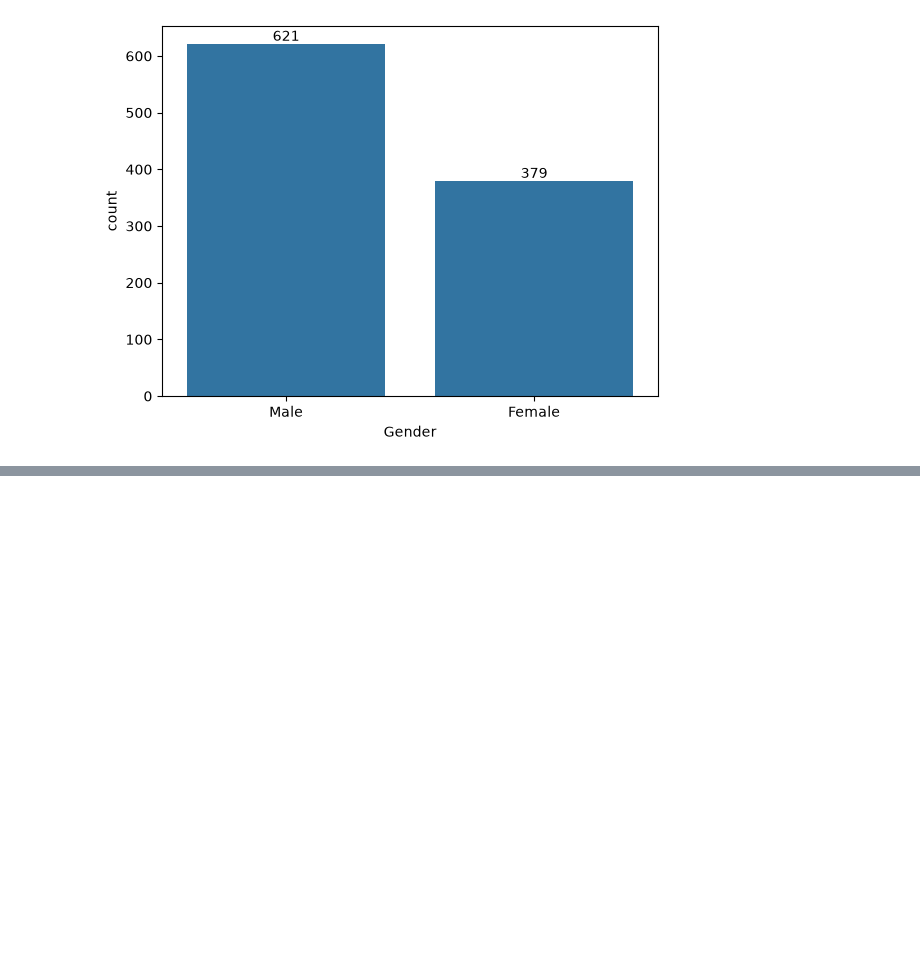
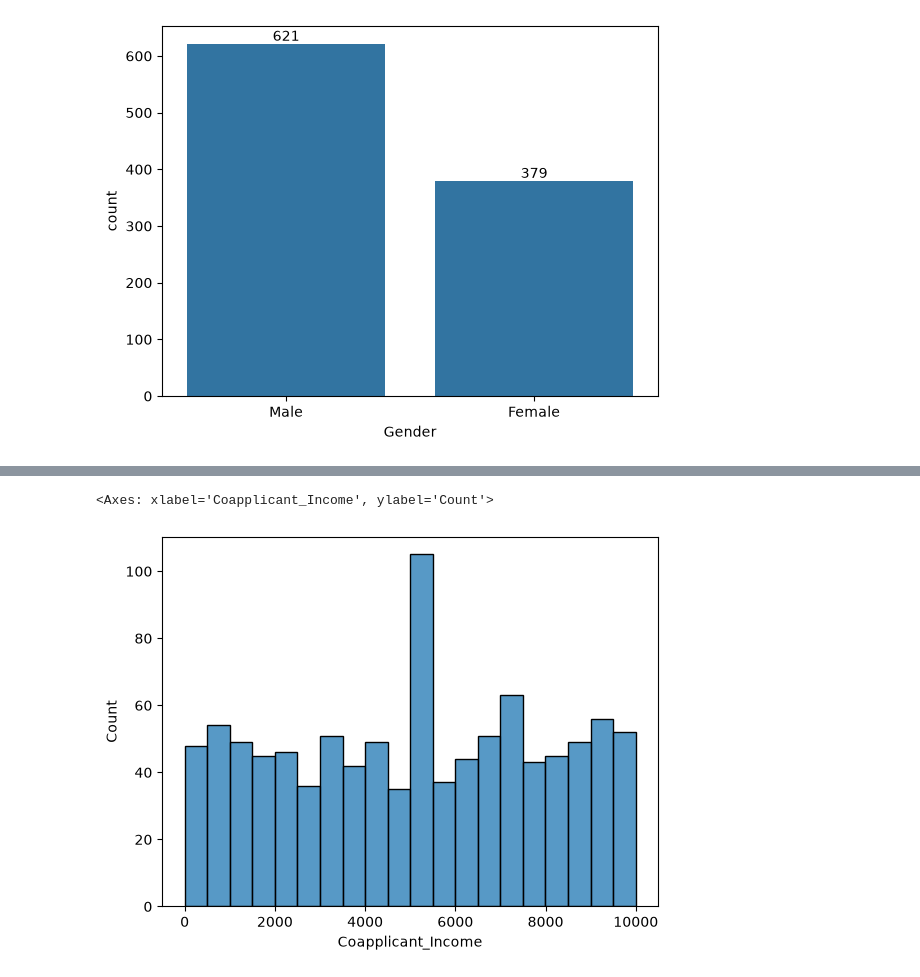
Before and after one commit to Adityapuntambekar/CreditWise-Loan-Approval-System, a Jupyter notebook: credit_wise.ipynb, the cells around one changed output, grey strips where cells are left out. Cells and saved outputs as stored; diff of their text form; code cells hidden in the pictures; blank space fills up the shorter version.

```diff
--- a/credit_wise.ipynb
+++ b/credit_wise.ipynb
@@ -107,0 +118,9 @@ ax.bar_label(ax.containers[0])
+# %%
+sns.histplot(
+    data = df,
+    x = "Coapplicant_Income",
+    bins = 20
+)
+# %% [output]
+<Axes: xlabel='Coapplicant_Income', ylabel='Count'>
+[figure, added]
```
Also changed, not shown: parts of 13 cells of this notebook.
